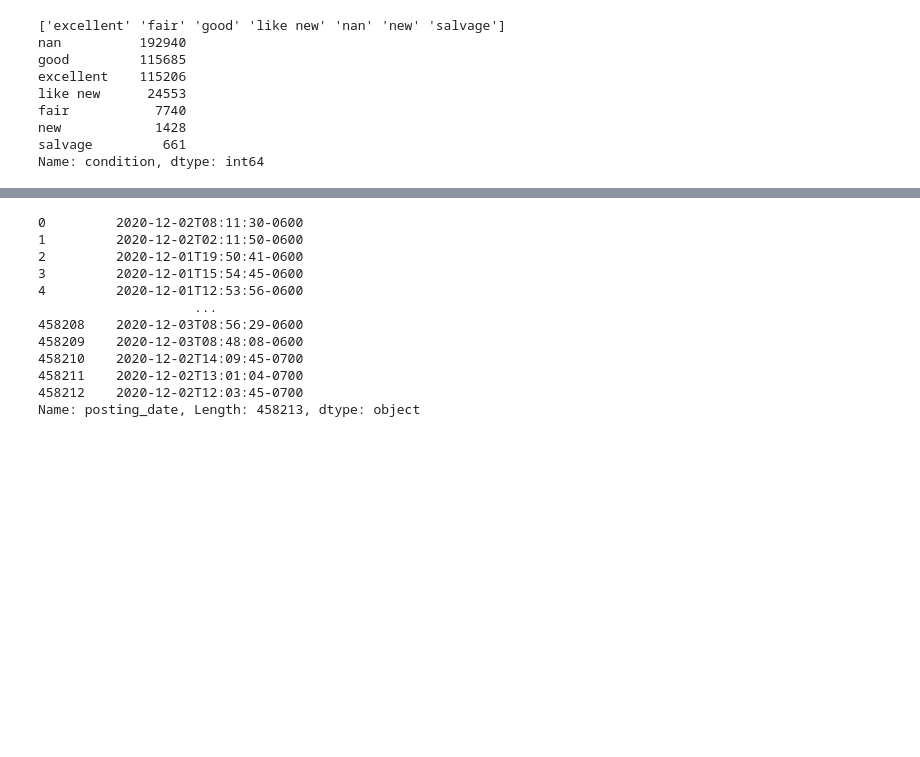
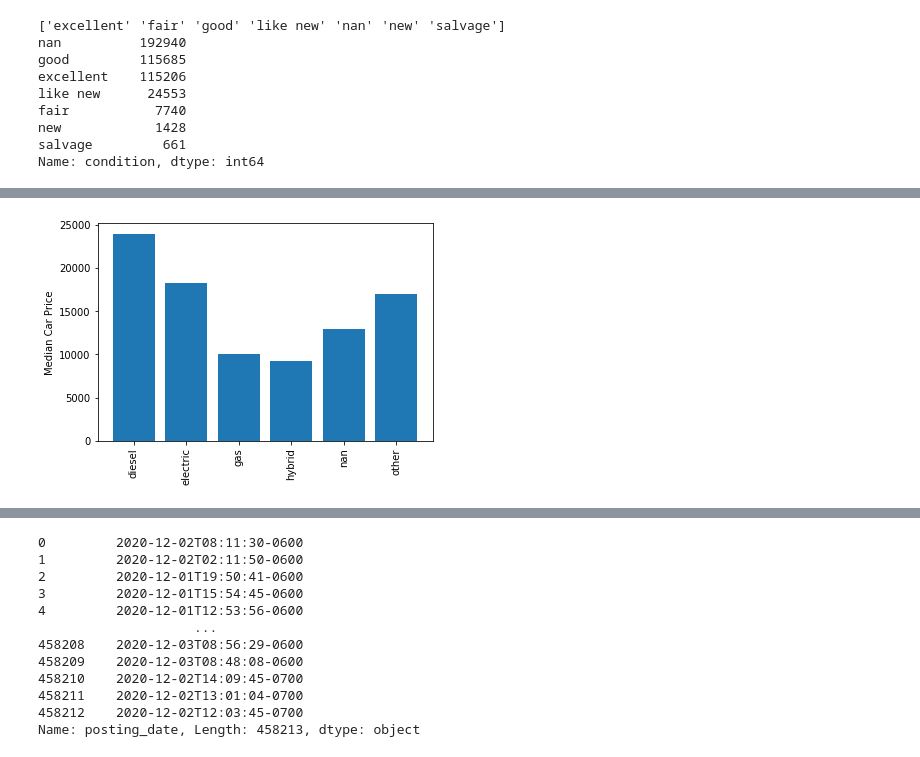
Before and after one commit to kanitjompuk40/GroupWork, a Jupyter notebook: DataMining/Cars_Matt.ipynb, the cells around one changed output, grey strips where cells are left out. Drawn from its saved outputs; the diff is of its cells as text; code cells hidden in the pictures; blank space fills up the shorter version.

```diff
--- a/DataMining/Cars_Matt.ipynb
+++ b/DataMining/Cars_Matt.ipynb
@@ -278,0 +270,4 @@ Name: paint_color, dtype: int64
+# %%
+priceBar(feature='fuel')
+# %% [output]
+[figure, added]
```
Also changed, not shown: parts of 33 cells of this notebook.
